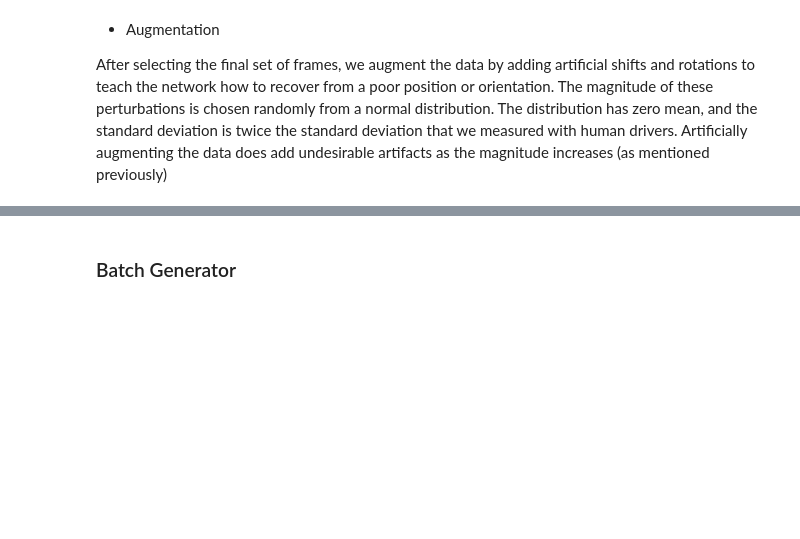
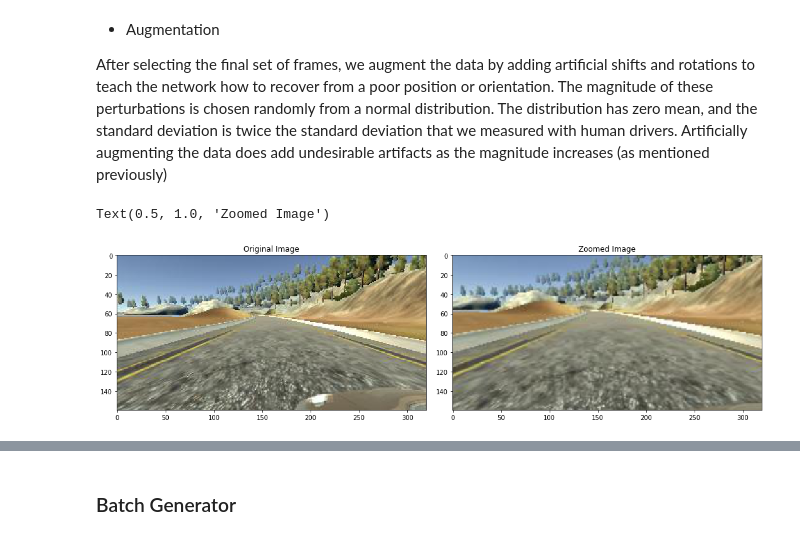
Before and after one commit to ai-mrkogao/deeplearning, a Jupyter notebook: Nvidia_SelfDriving_Model.ipynb, the cells around one changed output, grey strips where cells are left out. Drawn from its saved outputs; the diff is of its cells as text; code cells hidden in the pictures; blank space fills up the shorter version.

```diff
--- a/Nvidia_SelfDriving_Model.ipynb
+++ b/Nvidia_SelfDriving_Model.ipynb
@@ -73,0 +95,30 @@ None
+# %%
+def path_leaf(path):
+    head, tail = ntpath.split(path)
+    return tail
+
+data['center'] = data['center'].apply(path_leaf)
+data['left'] = data['left'].apply(path_leaf)
+data['right'] = data['right'].apply(path_leaf)
+
+
+def load_img_steering(datadir, df):
+    image_path = []
+    steering = []
+    for i in range(len(data)):
+        indexed_data = data.iloc[i]
+        center, left, right = indexed_data[0], indexed_data[1], indexed_data[2]
+        image_path.append(os.path.join(datadir, center.strip()))
+        steering.append(float(indexed_data[3]))
+        # left image append
+        image_path.append(os.path.join(datadir,left.strip()))
+        steering.append(float(indexed_data[3])+0.15)
+        # right image append
+        image_path.append(os.path.join(datadir,right.strip()))
+        steering.append(float(indexed_data[3])-0.15)
+
+    image_paths = np.asarray(image_path)
+    steerings = np.asarray(steering)
+    return image_paths, steerings
+
+image_paths, steerings = load_img_steering('./behavirol-cloning/track/IMG', data)
@@ -83,6 +144,22 @@ def zoom(image):
     zoom = iaa.Affine(scale=(1, 1.3))
     image = zoom.augment_image(image)
     return image
+# %%
+image = image_paths[random.randint(0, 1000)]
+original_image = mpimg.imread(image)
+zoomed_image = zoom(original_image)
+# %%
+fig, axs = plt.subplots(1, 2, figsize=(15, 10))
+fig.tight_layout()
+
+axs[0].imshow(original_image)
+axs[0].set_title('Original Image')
+
+axs[1].imshow(zoomed_image)
+axs[1].set_title('Zoomed Image')
+# %% [output]
+Text(0.5, 1.0, 'Zoomed Image')
+[figure, added]
 # %%
 def pan(image):
     pan = iaa.Affine(translate_percent= {"x" : (-0.1, 0.1), "y": (-0.1, 0.1)})
```
Also changed, not shown: parts of 9 cells of this notebook, 4 other files.
